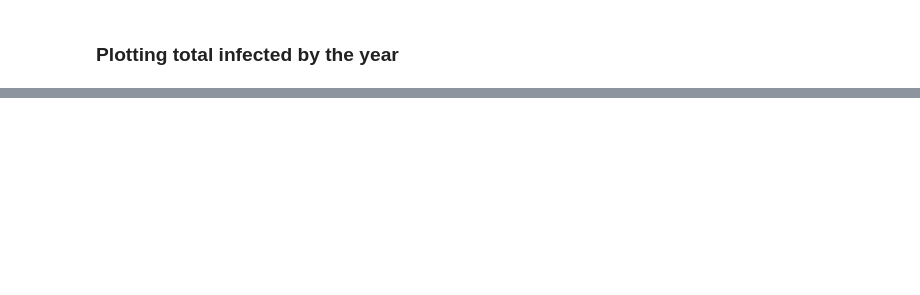
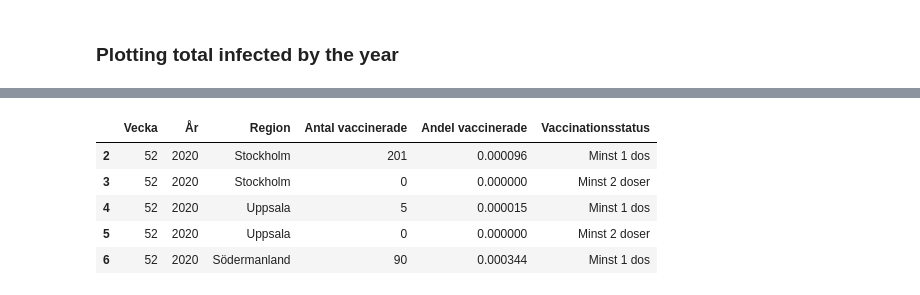
Before and after one commit to Crudeerz/Dataprocessing-Rasmus-Berghall, a Jupyter notebook: Laborations/Labb1/Uppgift_3.ipynb, the cells around one changed output, grey strips where cells are left out. Drawn from its saved outputs; the diff is of its cells as text; code cells hidden in the pictures; blank space fills up the shorter version.

```diff
--- a/Laborations/Labb1/Uppgift_3.ipynb
+++ b/Laborations/Labb1/Uppgift_3.ipynb
@@ -198,0 +232,18 @@ fig.show()
+# %%
+# Tidying dataframe for easier usage
+
+# df_vaccinated["Vecka"] = df_vaccinated["År"].astype(str) + "v" + df_vaccinated["Vecka"].astype(str)
+# df_vaccinated.drop(columns="År", inplace=True)
+df_vaccinated["Region"].replace("| Sverige |", "Sverige", inplace=True)
+df_vaccinated.head()
+
+# Removing the datapoints with Sweden
+df_vaccinated_R = df_vaccinated[df_vaccinated["Region"] != "Sverige"]
+df_vaccinated_R.head()
+# %% [output]
+|  | Vecka | År | Region | Antal vaccinerade | Andel vaccinerade | Vaccinationsstatus |
+| 2 | 52 | 2020 | Stockholm | 201 | 0.000096 | Minst 1 dos |
+| 3 | 52 | 2020 | Stockholm | 0 | 0.000000 | Minst 2 doser |
+| 4 | 52 | 2020 | Uppsala | 5 | 0.000015 | Minst 1 dos |
+| 5 | 52 | 2020 | Uppsala | 0 | 0.000000 | Minst 2 doser |
+| 6 | 52 | 2020 | Södermanland | 90 | 0.000344 | Minst 1 dos |
```
Also changed, not shown: parts of 27 cells of this notebook, 2 other files.
